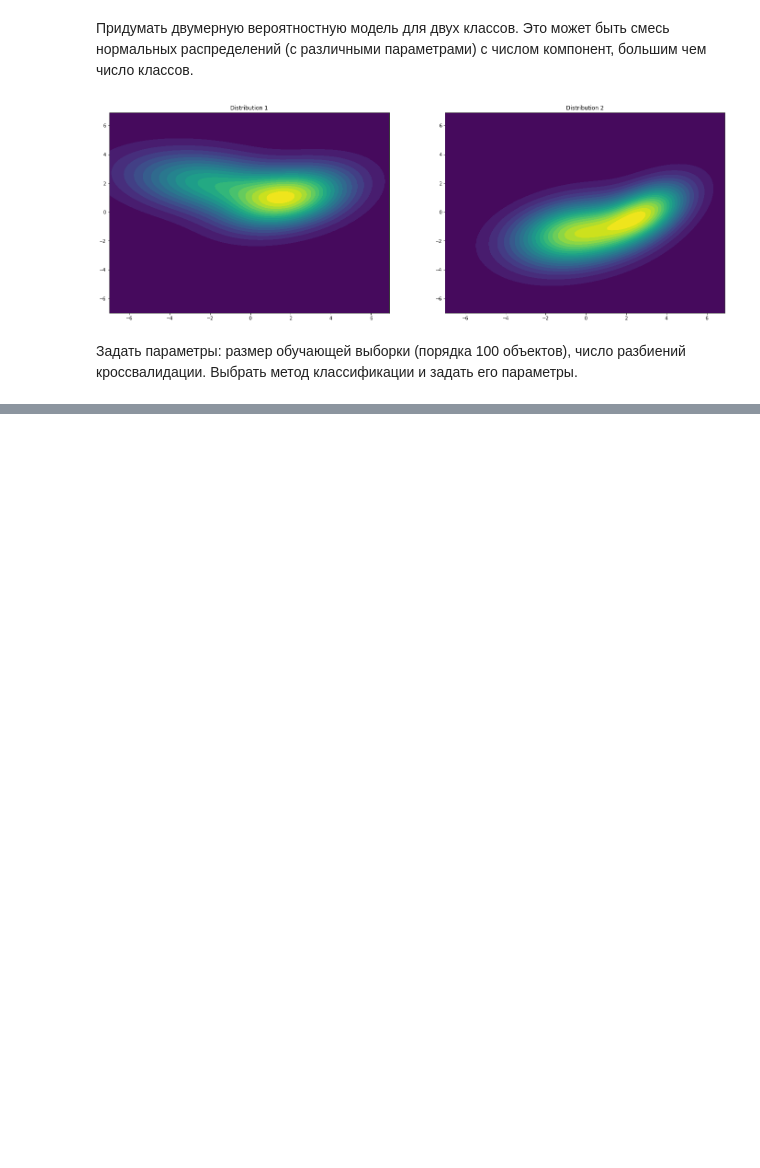
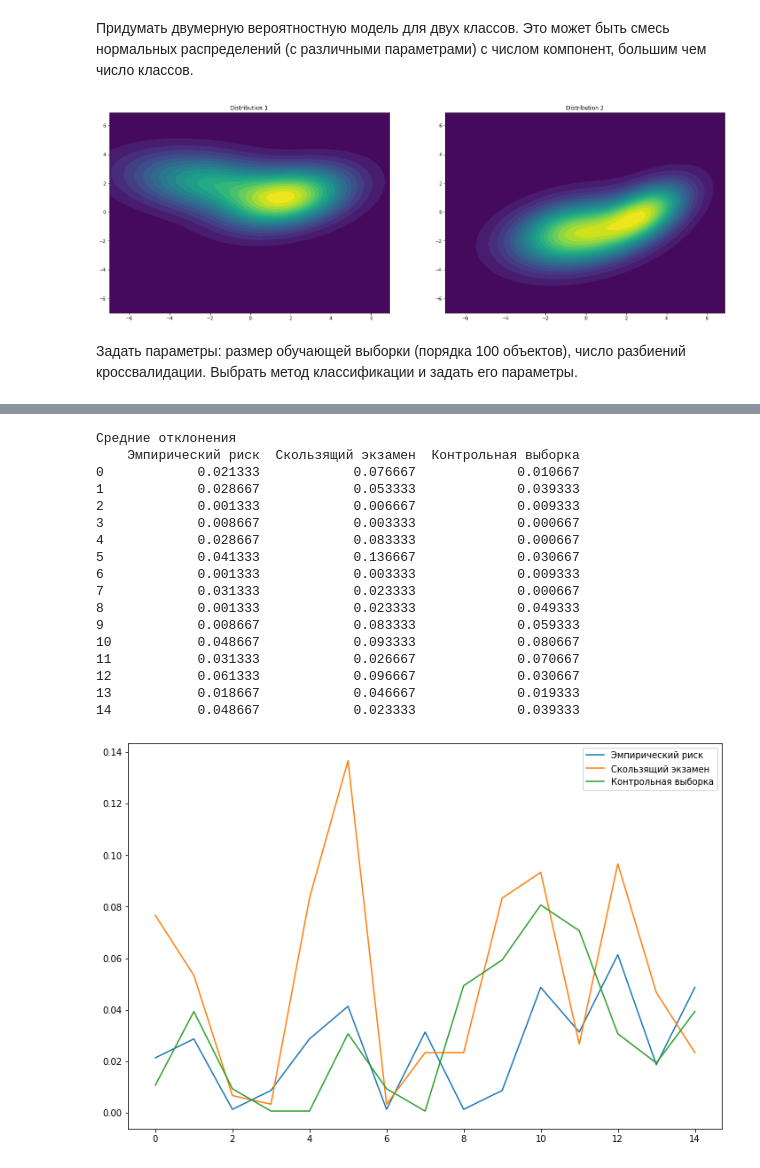
Before and after one commit to pishchev/RGR, a Jupyter notebook: RGR.ipynb, the cells around one changed output, grey strips where cells are left out. Drawn from its saved outputs; the diff is of its cells as text; code cells hidden in the pictures; blank space fills up the shorter version.

Commit message:
std means

```diff
--- a/RGR.ipynb
+++ b/RGR.ipynb
@@ -212,0 +228,27 @@ ax.plot(results["Контрольная выборка"]);
+# %%
+results_lin_error = results.copy()
+for i in range(len(results_lin_error.columns)):
+    mean = results_lin_error.iloc[:,i].mean()
+    results_lin_error.iloc[:,i] = abs(results_lin_error.iloc[:,i] - mean)
+print("Средние отклонения")
+print(results_lin_error)
+results_lin_error.plot(figsize=(12,8));
+# %% [output]
+Средние отклонения
+    Эмпирический риск  Скользящий экзамен  Контрольная выборка
+0            0.021333            0.076667             0.010667
+1            0.028667            0.053333             0.039333
+2            0.001333            0.006667             0.009333
+3            0.008667            0.003333             0.000667
+4            0.028667            0.083333             0.000667
+5            0.041333            0.136667             0.030667
+6            0.001333            0.003333             0.009333
+7            0.031333            0.023333             0.000667
+8            0.001333            0.023333             0.049333
+9            0.008667            0.083333             0.059333
+10           0.048667            0.093333             0.080667
+11           0.031333            0.026667             0.070667
+12           0.061333            0.096667             0.030667
+13           0.018667            0.046667             0.019333
+14           0.048667            0.023333             0.039333
+[figure, added]
```
Also changed, not shown: parts of 14 cells of this notebook.
